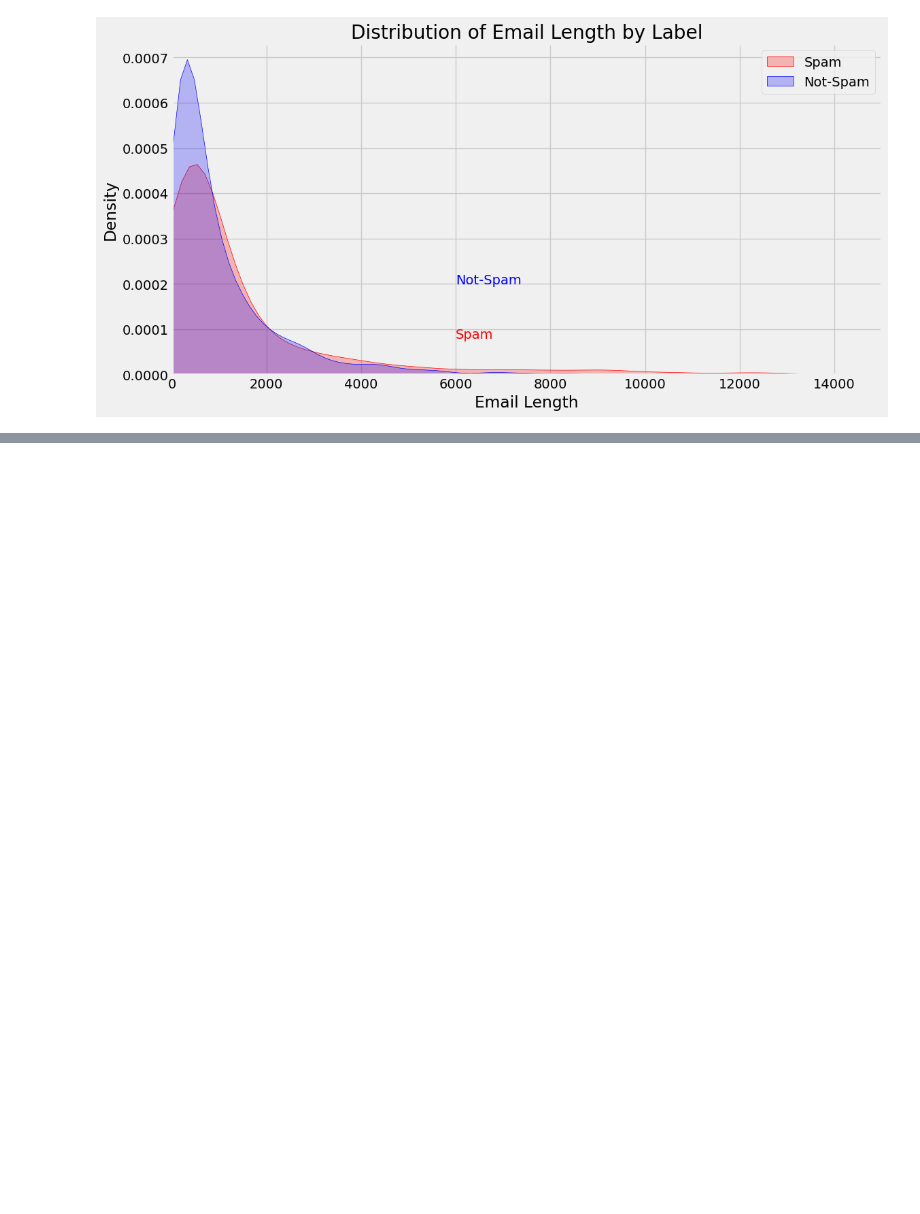
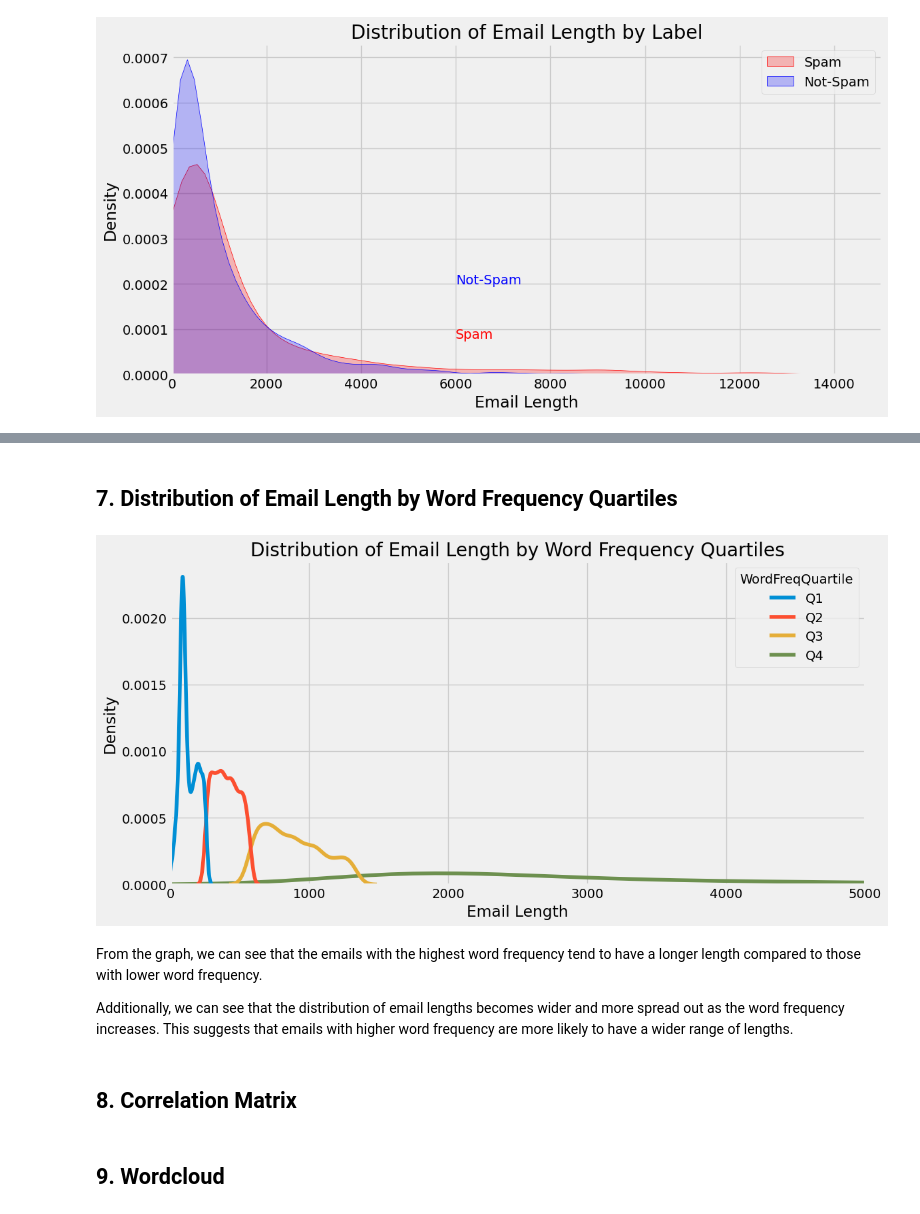
Before and after one commit to khanhlin003/Spam-Detection, a Jupyter notebook: data_visualisation.ipynb, the cells around one changed output, grey strips where cells are left out. Cells and saved outputs as stored; diff of their text form; code cells hidden in the pictures; blank space fills up the shorter version.

```diff
--- a/data_visualisation.ipynb
+++ b/data_visualisation.ipynb
@@ -167,0 +168,29 @@ In this dataset, the sp
+# %% [markdown]
+## 7. Distribution of Email Length by Word Frequency Quartiles
+# %%
+df_copy = df
+df_copy['EmailLength'] = df.iloc[:, :-1].sum(axis=1)
+# Compute the total word frequency for each email
+word_freq = df.iloc[:, :-1].sum(axis=1)
+
+# Divide the emails into quartiles based on word frequency
+quartiles = pd.qcut(word_freq, q=4, labels=["Q1", "Q2", "Q3", "Q4"])
+
+# Create a new column in the DataFrame to store the quartile information
+df["WordFreqQuartile"] = quartiles
+
+# Plot the distribution of email lengths within each quartile
+plt.figure(figsize=(12, 6))
+sb.kdeplot(data=df, x="EmailLength", hue="WordFreqQuartile")
+plt.xlabel("Email Length")
+plt.title("Distribution of Email Length by Word Frequency Quartiles")
+plt.xlim(0, 5000)
+plt.show()
+# %% [output]
+[figure, added]
+# %% [markdown]
+ From the graph, we can see that the emails with the highest word frequency tend to have a longer length compared to those with lower word frequency.
+
+Additionally, we can see that the distribution of email lengths becomes wider and more spread out as the word frequency increases. This suggests that emails with higher word frequency are more likely to have a wider range of lengths.
+# %% [markdown]
+## 8. Correlation Matrix
@@ -167,0 +202,2 @@ In this dataset, the sp
+# %% [markdown]
+## 9. Wordcloud
```
Also changed, not shown: parts of 9 cells of this notebook.
